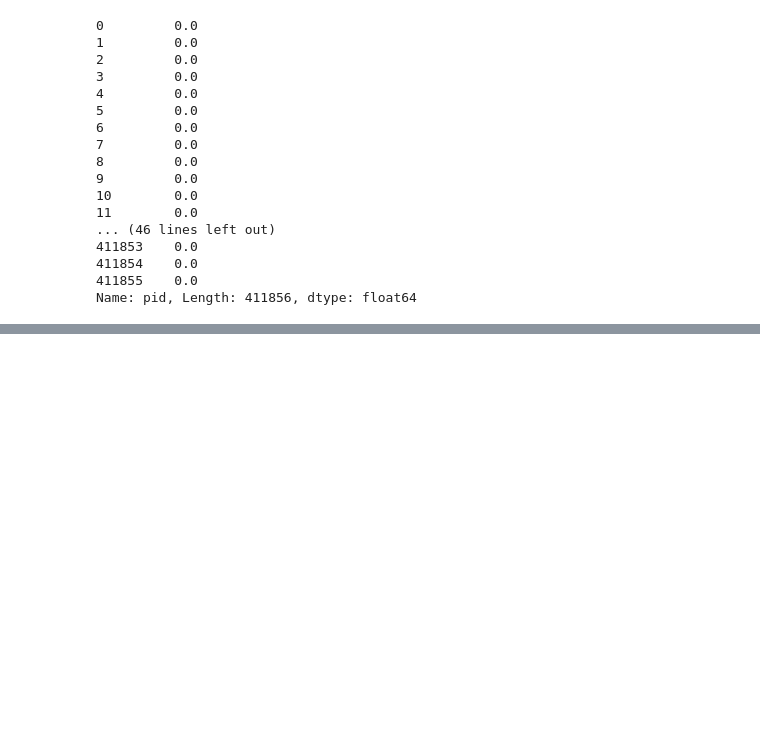
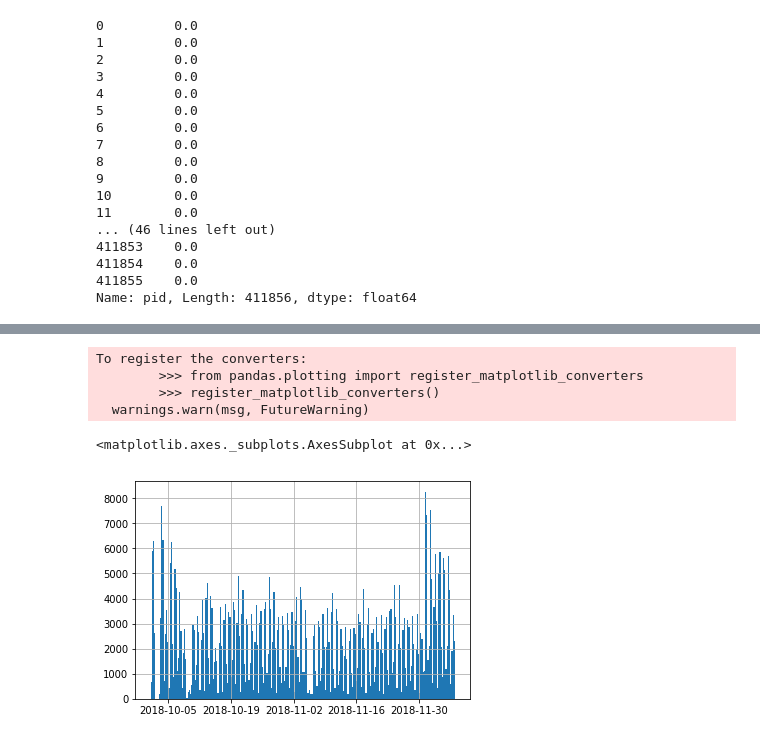
Before and after one commit to MitsuruFujiwara/KDD-Cup-2019, a Jupyter notebook: src/902_check_features.ipynb, the cells around one changed output, grey strips where cells are left out. Cells and saved outputs as stored; diff of their text form; code cells hidden in the pictures; blank space fills up the shorter version.

```diff
--- a/src/902_check_features.ipynb
+++ b/src/902_check_features.ipynb
@@ -195,4 +209,4 @@ profiles.pid.map(profiles_dummies.groupby('pid').mean()[1]).fillna(0)
 411855    0.0
 Name: pid, Length: 411856, dtype: float64
 # %%
-df = loadpkl('../features/queries_plans.pkl')
+pred_lgbm = loadpkl('../features/lgbm_pred.pkl')
@@ -218,0 +239,9 @@ Name: plan_distance_max_plan, Length: 594358, dtype: float64
+# %%
+df.plan_time.hist(bins=255)
+# %% [output]
+To register the converters:
+        >>> from pandas.plotting import register_matplotlib_converters
+        >>> register_matplotlib_converters()
+  warnings.warn(msg, FutureWarning)
+<matplotlib.axes._subplots.AxesSubplot at 0x...>
+[figure, added]
```
Also changed, not shown: parts of 11 cells of this notebook, 15 other files.
